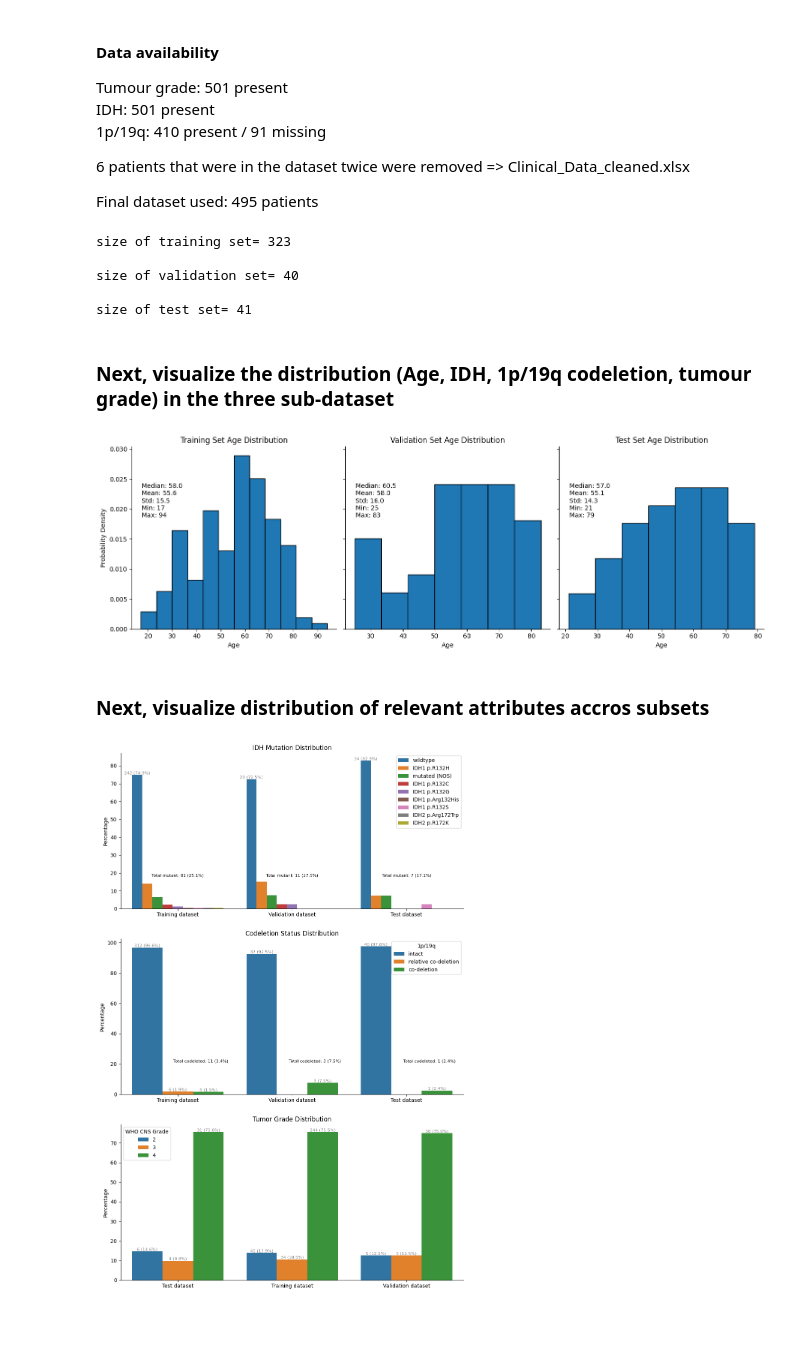
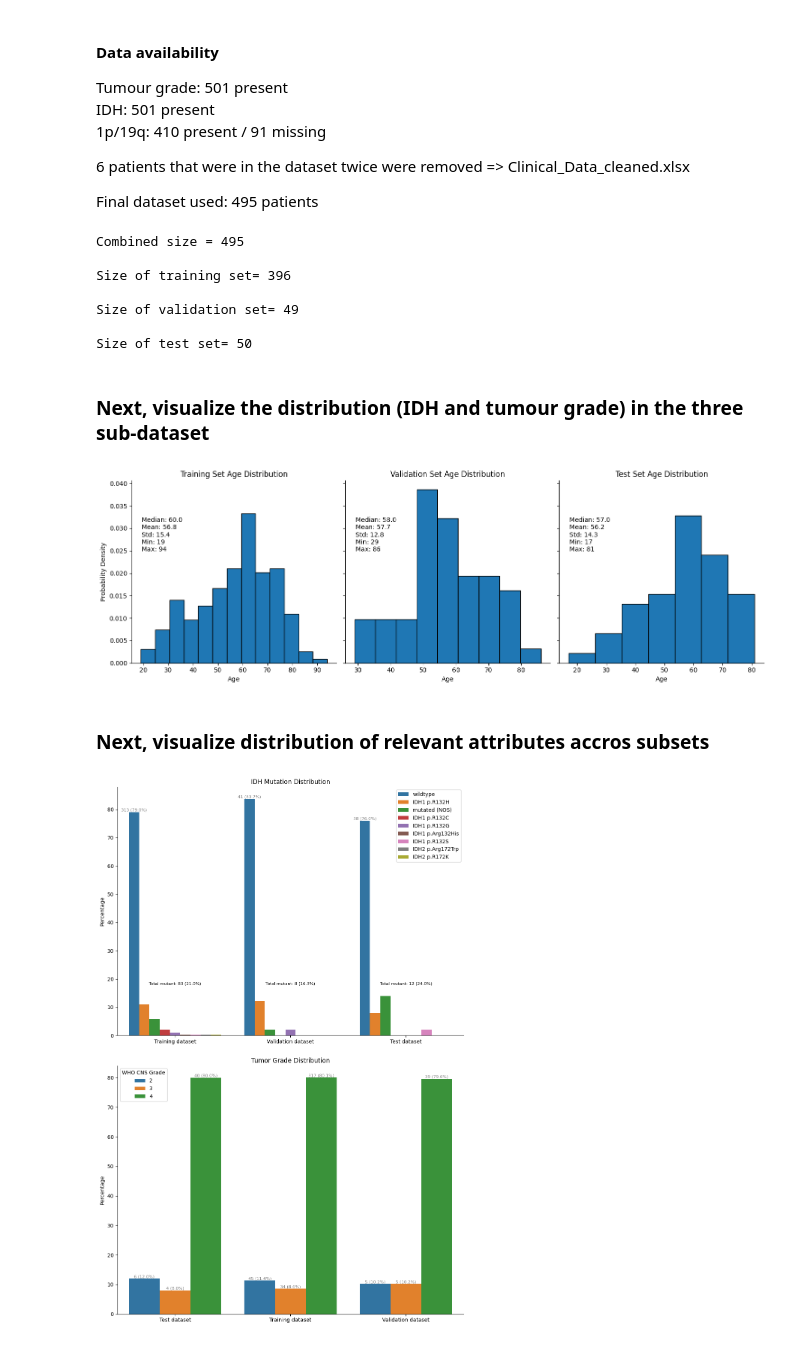
Before and after one commit to GabrielStahl/glioma, a Jupyter notebook: Split_dataset.ipynb, the cells around one changed output. Cells and saved outputs as stored; diff of their text form; code cells hidden in the pictures.

Commit message:
updated code in split dataset

```diff
--- a/Split_dataset.ipynb
+++ b/Split_dataset.ipynb
@@ -22,7 +22,6 @@ Final dataset used: 495 patients
 def prepare_data(df):
     # Extract the data from the relevant columns
     idh_status = df.iloc[:, 8]
-    codeletion_status = df.iloc[:, 7]
     who_grade = df.iloc[:, 3]
 
     # Create binary classes for IDH mutation status
@@ -45,7 +44,8 @@ def split_data(df):
     validation_df = validation_df.drop(columns=['group_key'])
     test_df = test_df.drop(columns=['group_key'])
 
-    print(f"Size of training set= {len(train_df)}")
+    print(f"Combined size = {len(df)}")
+    print(f"\nSize of training set= {len(train_df)}")
     print(f"\nSize of validation set= {len(validation_df)}")
     print(f"\nSize of test set= {len(test_df)}")
 
@@ -57,23 +57,31 @@ def main():
     # Read the Excel file, starting from row 1
     df = pd.read_excel(file_path, engine='openpyxl')
 
+    # Prepare data
+    df = prepare_data(df)
+
+    # Split dataset
+    train_df, validation_df, test_df = split_data(df)
+
     # Export DataFrames to CSV files
-    train_df.to_csv('train_data.csv', index=False)
-    validation_df.to_csv('validation_data.csv', index=False)
-    test_df.to_csv('test_data.csv', index=False)
+    train_df.to_csv('/Users/Gabriel/Desktop/MSc_Dissertation/train_data.csv', index=False)
+    validation_df.to_csv('/Users/Gabriel/Desktop/MSc_Dissertation/validation_data.csv', index=False)
+    test_df.to_csv('/Users/Gabriel/Desktop/MSc_Dissertation/test_data.csv', index=False)
 
     return train_df, validation_df, test_df
 
 # Store datasets for visualization further down
 train_df, validation_df, test_df = main()
 # %% [output]
-size of training set= 323
+Combined size = 495
 
-size of validation set= 40
+Size of training set= 396
 
-size of test set= 41
+Size of validation set= 49
+
+Size of test set= 50
 # %% [markdown]
-### Next, visualize the distribution (Age, IDH, 1p/19q codeletion, tumour grade) in the three sub-dataset
+### Next, visualize the distribution (IDH and tumour grade) in the three sub-dataset
 # %%
 # Create a function to calculate and display summary statistics
 def display_summary_statistics(ax, data, title):
@@ -127,7 +135,7 @@ filename = os.path.expanduser('~/Desktop/AgeDistribution.png')
 plt.savefig(filename, dpi=300)
 plt.show()
 # %% [output]
-[figure, old version]
+[figure, new version]
 # %% [markdown]
 ### Next, visualize distribution of relevant attributes accros subsets
 # %%
@@ -155,11 +163,7 @@ test_df['dataset'] = 'Test dataset'
 # Combine the DataFrames into one
 combined_df = pd.concat([train_df, validation_df, test_df])
 
-# Standardize capitalization for the '1p/19q' column
-combined_df['1p/19q'] = combined_df['1p/19q'].replace({'Co-deletion': 'co-deletion'})
-
 normalized_counts = normalize_countplot(combined_df, 'dataset', 'IDH')
-normalized_codeletion_counts = normalize_countplot(combined_df, 'dataset', '1p/19q')
 normalized_tumor_grade_counts = normalize_countplot(combined_df, 'dataset', 'WHO CNS Grade')
 
 # Sort DataFrames for axis 1 and 2 by descending percentage
@@ -167,7 +171,7 @@ normalized_counts = sort_within_groups(normalized_counts, 'dataset', 'percentage
 normalized_codeletion_counts = sort_within_groups(normalized_codeletion_counts, 'dataset', 'percentage')
 
 # Create subplots
-fig, axes = plt.subplots(nrows=3, ncols=1, figsize=(10, 15))
+fig, axes = plt.subplots(nrows=2, ncols=1, figsize=(10, 15))
 
 # Plot IDH mutation distribution
 sns.barplot(x='dataset', y='percentage', hue='IDH', data=normalized_counts, ax=axes[0])
@@ -178,57 +182,41 @@ axes[0].legend(loc='upper right')
 axes[0].spines['top'].set_visible(False)
 axes[0].spines['right'].set_visible(False)
 
-# Plot codeletion status distribution
-sns.barplot(x='dataset', y='percentage', hue='1p/19q', data=normalized_codeletion_counts, ax=axes[1])
-axes[1].set_title("Codeletion Status Distribution")
+# Plot tumor grade distribution
+sns.barplot(x='dataset', y='percentage', hue='WHO CNS Grade', data=normalized_tumor_grade_counts, ax=axes[1])
+axes[1].set_title("Tumor Grade Distribution")
 axes[1].set_xlabel(" ")
 axes[1].set_ylabel("Percentage")
 axes[1].spines['top'].set_visible(False)
 axes[1].spines['right'].set_visible(False)
 
-# Plot tumor grade distribution
-sns.barplot(x='dataset', y='percentage', hue='WHO CNS Grade', data=normalized_tumor_grade_counts, ax=axes[2])
-axes[2].set_title("Tumor Grade Distribution")
-axes[2].set_xlabel(" ")
-axes[2].set_ylabel("Percentage")
-axes[2].spines['top'].set_visible(False)
-axes[2].spines['right'].set_visible(False)
-
 # Annotate the bars with counts and percentages
-for ax_idx, (ax, df, hue_col, target_category) in enumerate(zip(axes, [normalized_counts, normalized_codeletion_counts, normalized_tumor_grade_counts], ['IDH', '1p/19q', 'WHO CNS Grade'], ['wildtype', 'intact', None])):
+for ax_idx, (ax, df, hue_col, target_category) in enumerate(zip(axes, [normalized_counts, normalized_tumor_grade_counts], ['IDH', 'WHO CNS Grade'], ['wildtype', None])):
     unique_datasets = df['dataset'].unique()
     unique_hues = df.iloc[:, 1].unique()
 
     for i, dataset in enumerate(unique_datasets):
         for j, hue in enumerate(unique_hues):
             data_row = df.loc[(df['dataset'] == dataset) & (df.iloc[:, 1] == hue)]
             if not data_row.empty:
                 count = data_row['counts'].values[0]
                 percentage = data_row['percentage'].values[0]
                 if count > 0:
                     p = ax.patches[j * len(unique_datasets) + i]
                     # Check if the target_category is None, hue matches the target_category, or the current axis is the codeletion axis
                     if target_category is None or hue == target_category or ax_idx == 1:
                         ax.annotate(f'{count} ({percentage:.1f}%)', (p.get_x() + p.get_width() / 2, p.get_height()), ha='center', va='bottom', fontsize=8, color='grey')
 
         # Add "Total mutant:" text to the IDH axis
         if ax_idx == 0:
             total_mutant = df.loc[(df['dataset'] == dataset) & (df[hue_col] != 'wildtype')]['counts'].sum()
             percentage_mutant = 100 - df.loc[(df['dataset'] == dataset) & (df[hue_col] == 'wildtype')]['percentage'].sum()
             x_pos = ax.get_xticklabels()[i].get_position()[0]
             ax.annotate(f'Total mutant: {total_mutant} ({round(percentage_mutant,1)}%)', xy=(x_pos, 0.2 * ax.get_ylim()[1]), ha='center', va='bottom', fontsize=8, color='black')
 
-        # Add "Total mutant:" text to the IDH axis
-        if ax_idx == 1:
-            total_mutant = df.loc[(df['dataset'] == dataset) & (df[hue_col] != 'intact')]['counts'].sum()
-            percentage_mutant = 100 - df.loc[(df['dataset'] == dataset) & (df[hue_col] == 'intact')]['percentage'].sum()
-            x_pos = ax.get_xticklabels()[i].get_position()[0] + 0.2
-            ax.annotate(f'Total codeleted: {total_mutant} ({round(percentage_mutant,1)}%)', xy=(x_pos, 0.2 * ax.get_ylim()[1]), ha='center', va='bottom', fontsize=8, color='black')
-
-
 plt.tight_layout()
 filename = os.path.expanduser('~/Desktop/AttributeDistribution.png')
 plt.savefig(filename, dpi=300)
 plt.show()
 # %% [output]
-[figure, old version]
+[figure, new version]
```
Also changed, not shown: parts of 4 cells of this notebook, 3 other files.
